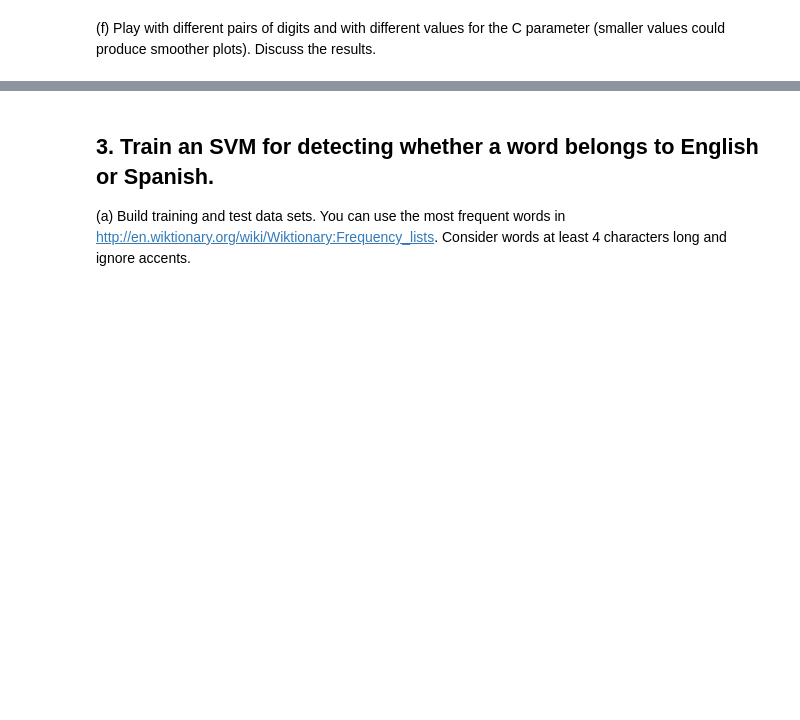
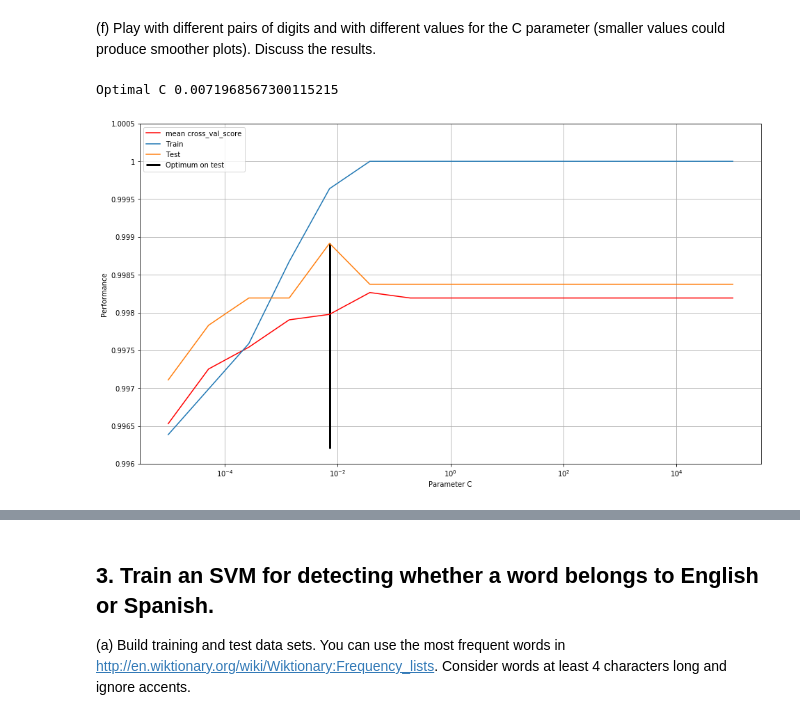
Before and after one commit to ingJSNA/machineLearning2018, a Jupyter notebook: ml-assign3-jsnavarroa.ipynb, the cells around one changed output, grey strips where cells are left out. Cells and saved outputs as stored; diff of their text form; code cells hidden in the pictures; blank space fills up the shorter version.

```diff
--- a/ml-assign3-jsnavarroa.ipynb
+++ b/ml-assign3-jsnavarroa.ipynb
@@ -160,3 +208,10 @@ plt.show()
 # %% [markdown]
 (f) Play with different pairs of digits and with different values for the C parameter (smaller
 values could produce smoother plots). Discuss the results.
+# %%
+X_subset, y_subset = getSubset(X_norm, y, [6, 9])
+
+C_optimal = getOptimalC(X_subset, y_subset, plot=True)
+# %% [output]
+Optimal C 0.0071968567300115215
+[figure, added]
```
Also changed, not shown: parts of 5 cells of this notebook.
